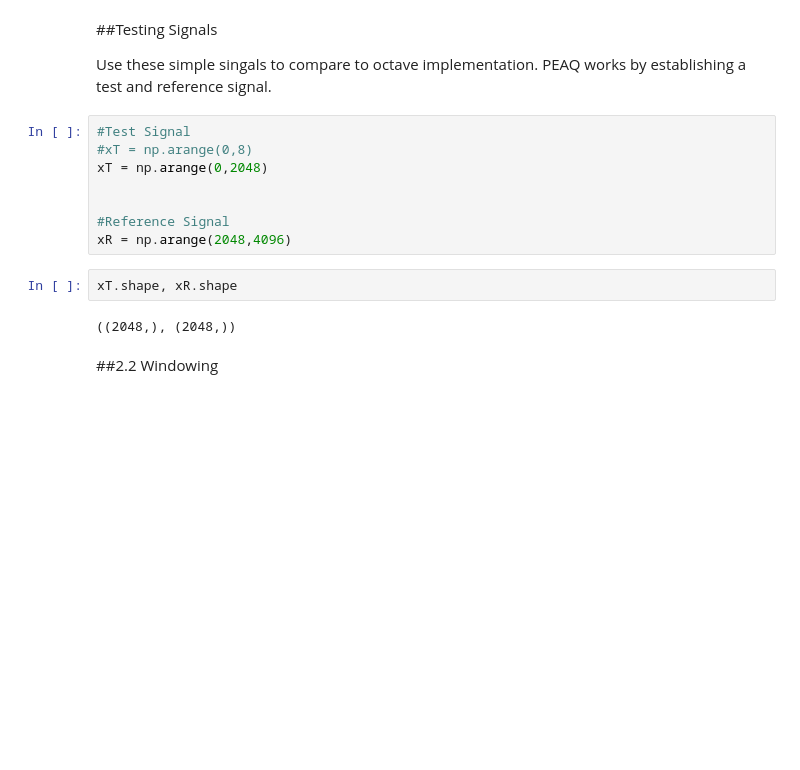
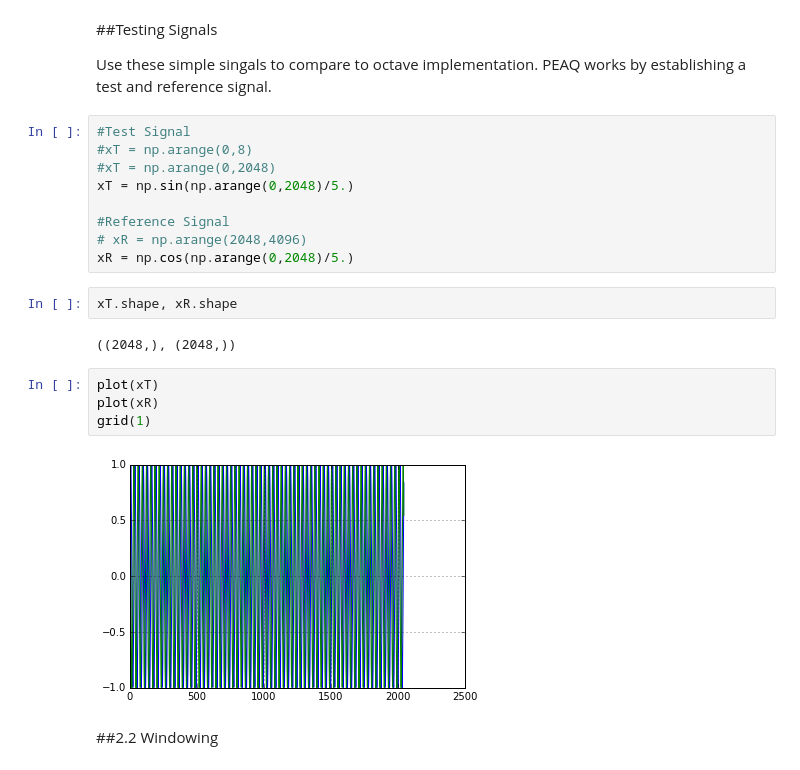
Before and after one commit to stephencwelch/Perceptual-Coding-In-Python, a Jupyter notebook: Explore PEAQ.ipynb, the cells around one changed output. Drawn from its saved outputs; the diff is of its cells as text; blank space fills up the shorter version.

```diff
--- a/Explore PEAQ.ipynb
+++ b/Explore PEAQ.ipynb
@@ -18,15 +18,22 @@ Use these simple singals to compare to octave implementation. PEAQ works by esta
 # %%
 #Test Signal
 #xT = np.arange(0,8)
-xT = np.arange(0,2048)
-
+#xT = np.arange(0,2048)
+xT = np.sin(np.arange(0,2048)/5.)
 
 #Reference Signal
-xR = np.arange(2048,4096)
+# xR = np.arange(2048,4096)
+xR = np.cos(np.arange(0,2048)/5.)
 # %%
 xT.shape, xR.shape
 # %% [output]
 ((2048,), (2048,))
+# %%
+plot(xT)
+plot(xR)
+grid(1)
+# %% [output]
+[figure, added]
 # %% [markdown]
 ##2.2 Windowing
 # %%
```
Also changed, not shown: parts of 31 cells of this notebook, 2 other files.
